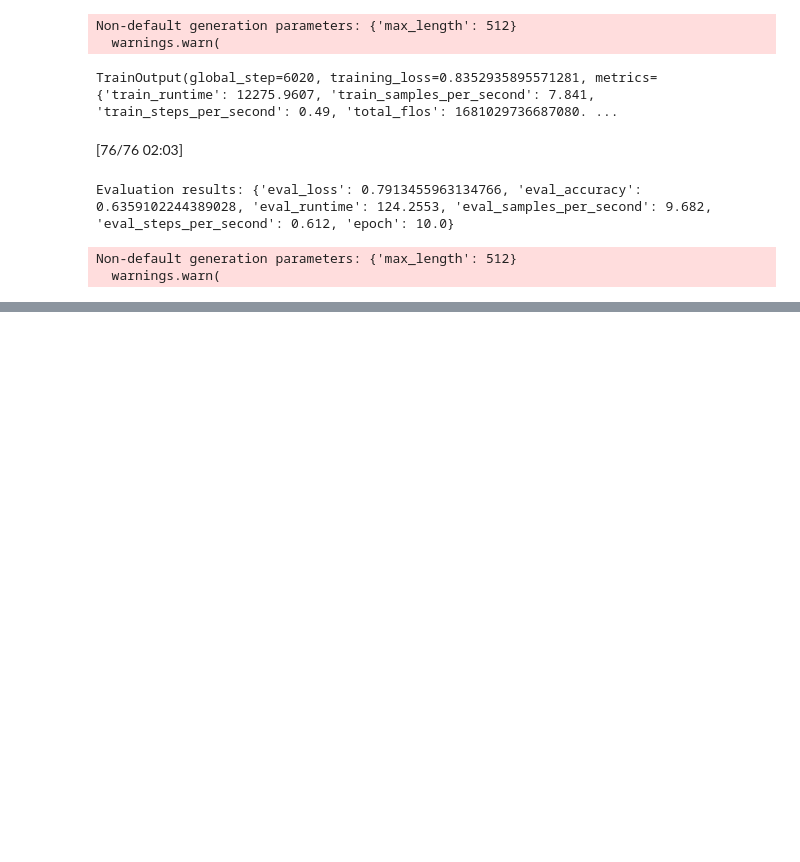
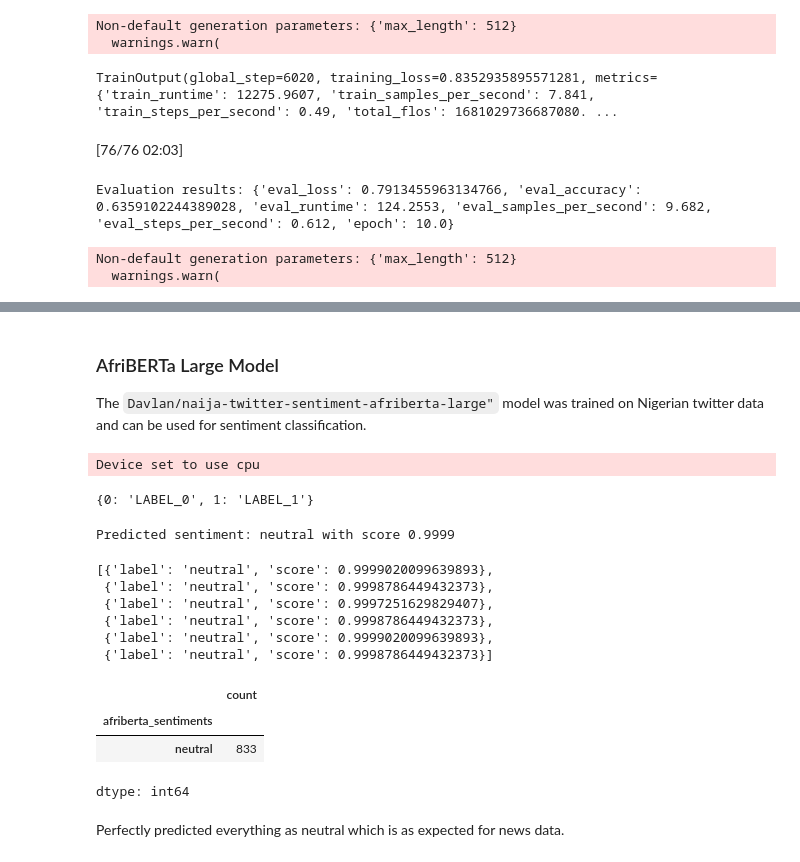
Before and after one commit to PeaceUdoka/Igbo-AI-translator, a Jupyter notebook: Sentiment_Analysis.ipynb, the cells around one changed output, grey strips where cells are left out. Saved outputs shown, nothing was run; the diff lists cells and outputs as text; code cells hidden in the pictures; blank space fills up the shorter version.

Commit message:
Davlan afriberta model prediction

```diff
--- a/Sentiment_Analysis.ipynb
+++ b/Sentiment_Analysis.ipynb
@@ -1233,0 +1323,5 @@ drive.mount('/content/drive')
+# %%
+# test
+dl = tf.keras.models.load_model('best_model1.keras')
+pred = dl.predict(vect.transform(li).toarray(),verbose= 0)[0]
+print(np.argmax(pred))
@@ -1233,0 +1394,12 @@ drive.mount('/content/drive')
+# %%
+# predict scraped data
+sentiments = []
+for i in df.clean_text:
+    inputs = tokenizer(text, return_tensors="pt", padding=True, truncation=True)
+    with torch.no_grad():
+        outputs = model(**inputs)
+        logits = outputs.logits
+    preddd = torch.argmax(logits, dim=1).item()
+    sentiments.append(preddd)
+df["bert_sentiments"] = sentiments
+df["bert_sentiments"].value_counts()
@@ -1233,0 +1412,57 @@ drive.mount('/content/drive')
+# %% [markdown]
+### AfriBERTa Large Model
+
+The `Davlan/naija-twitter-sentiment-afriberta-large"` model was trained on Nigerian twitter data and can be used for sentiment classification.
+# %%
+from transformers import pipeline
+
+# Use a pipeline as a high-level helper
+from transformers import pipeline
+
+pipe = pipeline("text-classification", model="Davlan/naija-twitter-sentiment-afriberta-large")
+# %% [output]
+Device set to use cpu
+# %%
+# check label values
+model.config.id2label
+# %% [output]
+{0: 'LABEL_0', 1: 'LABEL_1'}
+# %%
+# Dummy text for prediction
+t = "Iwe na-ewe m"
+text = remove_stopwords(clean(t))
+
+# Perform prediction
+result = pipe(text)
+
+print(f"Predicted sentiment: {result[0]['label']} with score {result[0]['score']:.4f}")
+# %% [output]
+Predicted sentiment: neutral with score 0.9999
+# %%
+result
+# %% [output]
+[{'label': 'neutral', 'score': 0.9999020099639893},
+ {'label': 'neutral', 'score': 0.9998786449432373},
+ {'label': 'neutral', 'score': 0.9997251629829407},
+ {'label': 'neutral', 'score': 0.9998786449432373},
+ {'label': 'neutral', 'score': 0.9999020099639893},
+ {'label': 'neutral', 'score': 0.9998786449432373}]
+# %%
+# predicting scraped dat
+sentiments = []
+for i in df.clean_text:
+    cl = remove_stopwords(clean(i))
+    text = remove_stopwords(clean(t))
+
+    # Perform prediction
+    result = pipe(text)
+    sentiments.append(result[0]['label'])
+df["afriberta_sentiments"] = sentiments
+df["afriberta_sentiments"].value_counts()
+# %% [output]
+|  | count |
+| afriberta_sentiments |  |
+| neutral | 833 |
+dtype: int64
+# %% [markdown]
+Perfectly predicted everything as neutral which is as expected for news data.
```
Also changed, not shown: parts of 40 cells of this notebook.
